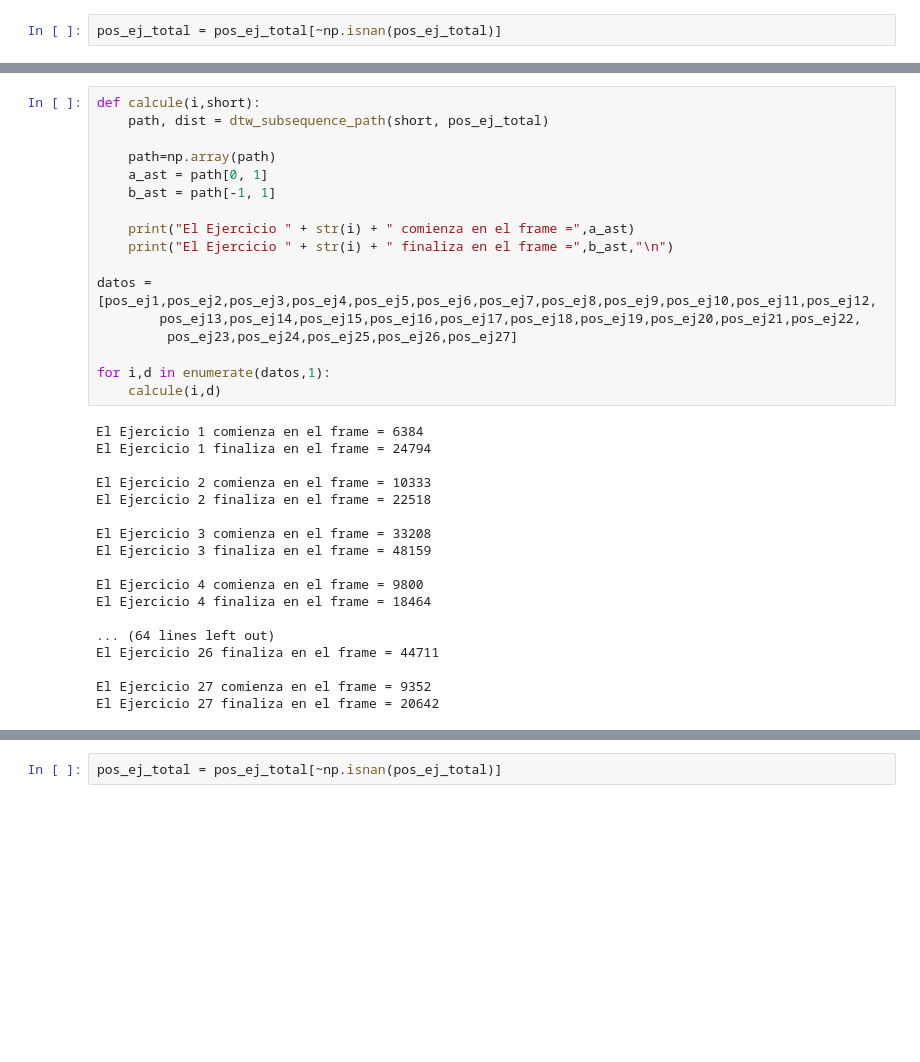
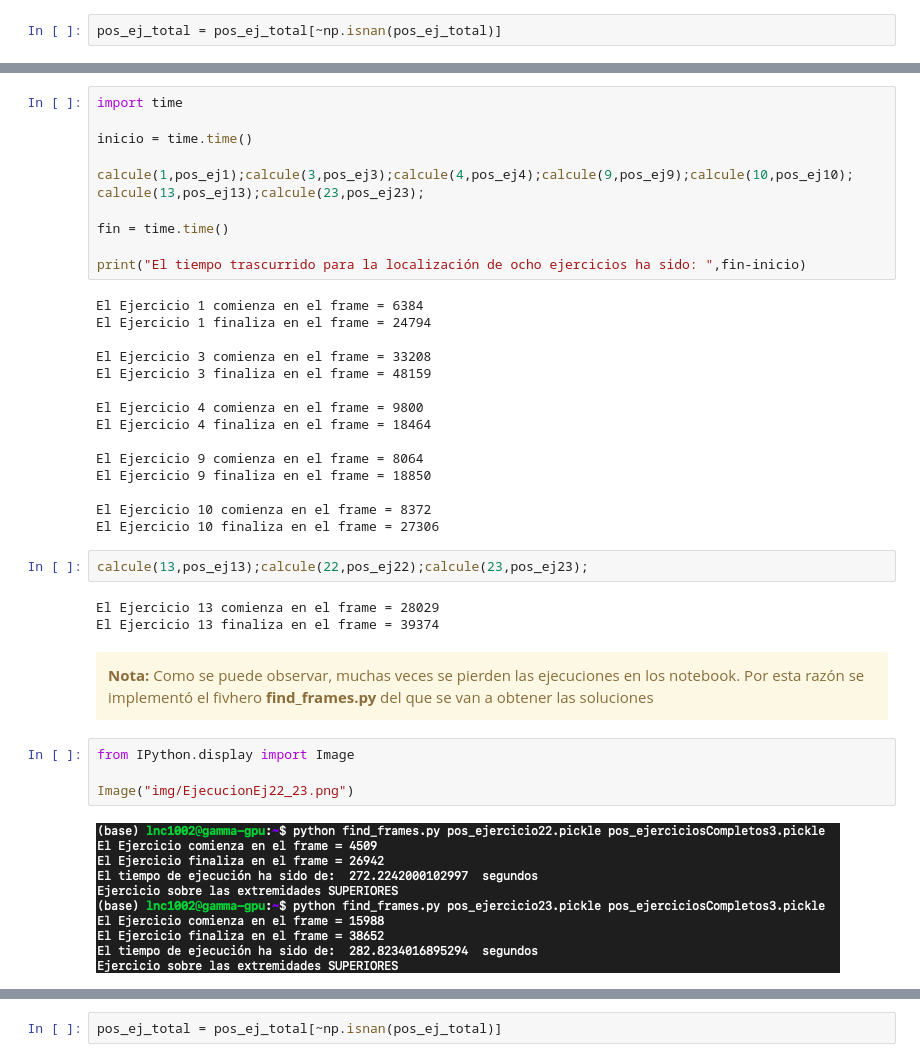
Before and after one commit to lnc1002/TFG-Evaluacion-Ejercicios-Rehabilitacion, a Jupyter notebook: src/pruebas/C10_Resultados_finales.ipynb, the cells around one changed output, grey strips where cells are left out. Saved outputs shown, nothing was run; the diff lists cells and outputs as text; blank space fills up the shorter version.

Commit message:
Actualización notebook

```diff
--- a/src/pruebas/C10_Resultados_finales.ipynb
+++ b/src/pruebas/C10_Resultados_finales.ipynb
@@ -263,27 +155,18 @@ Ejercicio 27:  20790
 Ejercicio completo:  168754
 # %%
-def calcule(i,short):
-    path, dist = dtw_subsequence_path(short, pos_ej_total)
+import time
 
-    path=np.array(path)
-    a_ast = path[0, 1]
-    b_ast = path[-1, 1]
+inicio = time.time()
 
-    print("El Ejercicio " + str(i) + " comienza en el frame =",a_ast)
-    print("El Ejercicio " + str(i) + " finaliza en el frame =",b_ast,"\n")
+calcule(1,pos_ej1);calcule(3,pos_ej3);calcule(4,pos_ej4);calcule(9,pos_ej9);calcule(10,pos_ej10);
+calcule(13,pos_ej13);calcule(23,pos_ej23);
 
-datos = [pos_ej1,pos_ej2,pos_ej3,pos_ej4,pos_ej5,pos_ej6,pos_ej7,pos_ej8,pos_ej9,pos_ej10,pos_ej11,pos_ej12,
-        pos_ej13,pos_ej14,pos_ej15,pos_ej16,pos_ej17,pos_ej18,pos_ej19,pos_ej20,pos_ej21,pos_ej22,
-         pos_ej23,pos_ej24,pos_ej25,pos_ej26,pos_ej27]
+fin = time.time()
 
-for i,d in enumerate(datos,1):
-    calcule(i,d)
+print("El tiempo trascurrido para la localización de ocho ejercicios ha sido: ",fin-inicio)
 # %% [output]
 El Ejercicio 1 comienza en el frame = 6384
 El Ejercicio 1 finaliza en el frame = 24794
-
-El Ejercicio 2 comienza en el frame = 10333
-El Ejercicio 2 finaliza en el frame = 22518
 
 El Ejercicio 3 comienza en el frame = 33208
 El Ejercicio 3 finaliza en el frame = 48159
@@ -291,8 +174,23 @@ El Ejercicio 3 finaliza en el frame = 48159
 El Ejercicio 4 comienza en el frame = 9800
 El Ejercicio 4 finaliza en el frame = 18464
 
-... (64 lines left out)
-El Ejercicio 26 finaliza en el frame = 44711
+El Ejercicio 9 comienza en el frame = 8064
+El Ejercicio 9 finaliza en el frame = 18850
 
-El Ejercicio 27 comienza en el frame = 9352
-El Ejercicio 27 finaliza en el frame = 20642
+El Ejercicio 10 comienza en el frame = 8372
+El Ejercicio 10 finaliza en el frame = 27306
+# %%
+calcule(13,pos_ej13);calcule(22,pos_ej22);calcule(23,pos_ej23);
+# %% [output]
+El Ejercicio 13 comienza en el frame = 28029
+El Ejercicio 13 finaliza en el frame = 39374
+# %% [markdown]
+<div class="alert alert-block alert-warning">
+    <b>Nota: </b> Como se puede observar, muchas veces se pierden las ejecuciones en los notebook. Por esta razón se implementó el fivhero <b>find_frames.py</b> del que se van a obtener las soluciones
+</div>
+# %%
+from IPython.display import Image
+
+Image("img/EjecucionEj22_23.png")
+# %% [output]
+[figure, added]
```
Also changed, not shown: parts of 35 cells of this notebook, 11 other files.
